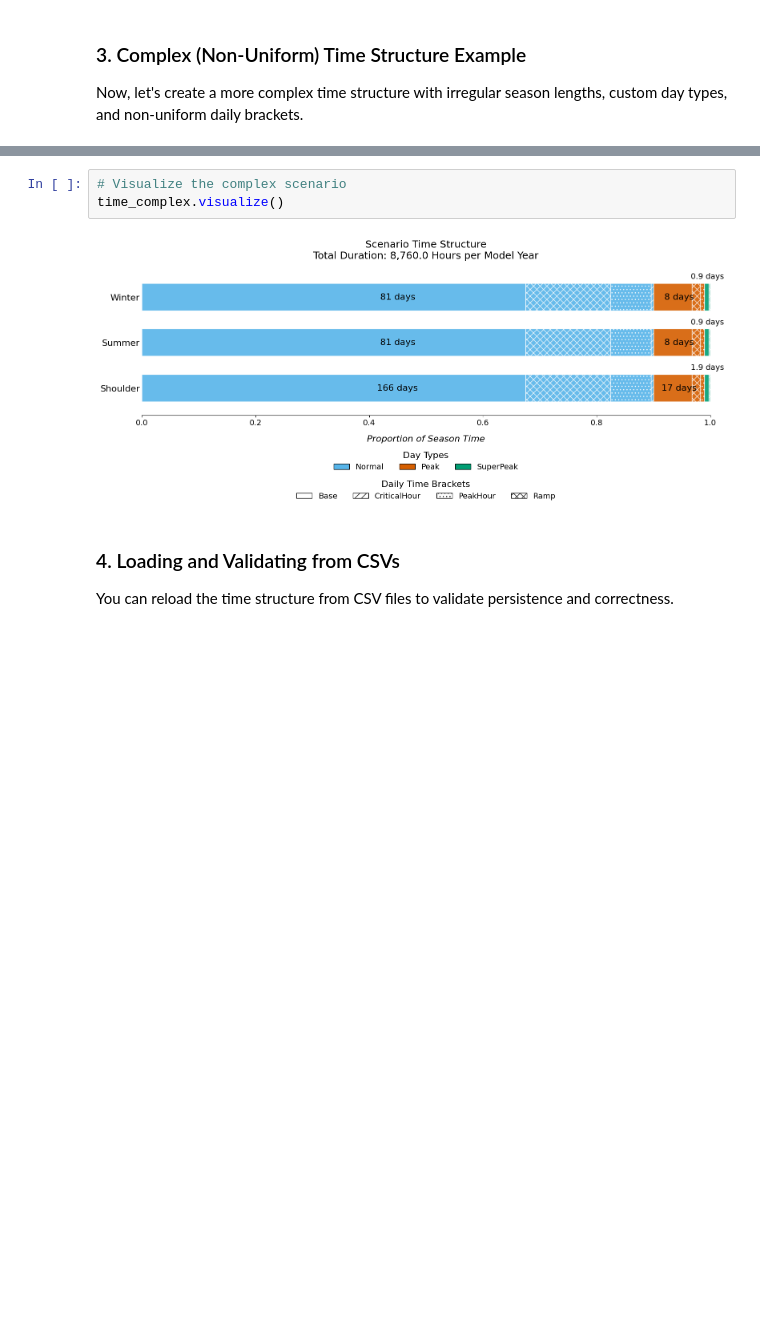
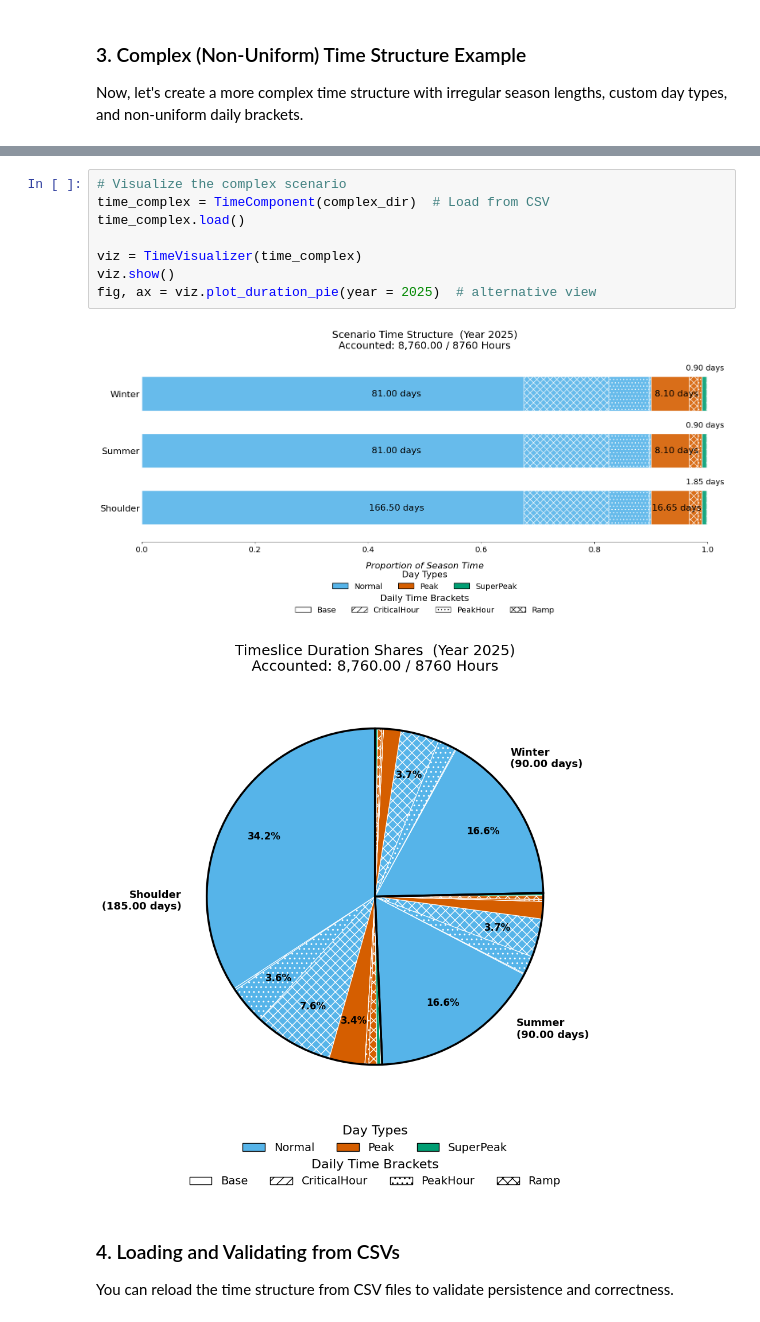
Before and after one commit to esemsc-as4623/pypsa-playground, a Jupyter notebook: notebooks/demo.time.ipynb, the cells around one changed output, grey strips where cells are left out. Cells and saved outputs as stored; diff of their text form; blank space fills up the shorter version.

```diff
--- a/notebooks/demo.time.ipynb
+++ b/notebooks/demo.time.ipynb
@@ -121,8 +126,14 @@ Timeslices (Complex):
 # %%
 # Visualize the complex scenario
-time_complex.visualize()
+time_complex = TimeComponent(complex_dir)  # Load from CSV
+time_complex.load()
+
+viz = TimeVisualizer(time_complex)
+viz.show()
+fig, ax = viz.plot_duration_pie(year = 2025)  # alternative view
 # %% [output]
-[figure, old version]
+[figure, new version]
+[figure, added]
 # %% [markdown]
 ### 4. Loading and Validating from CSVs
 You can reload the time structure from CSV files to validate persistence and correctness.
```
Also changed, not shown: parts of 5 cells of this notebook, 4 other files.
